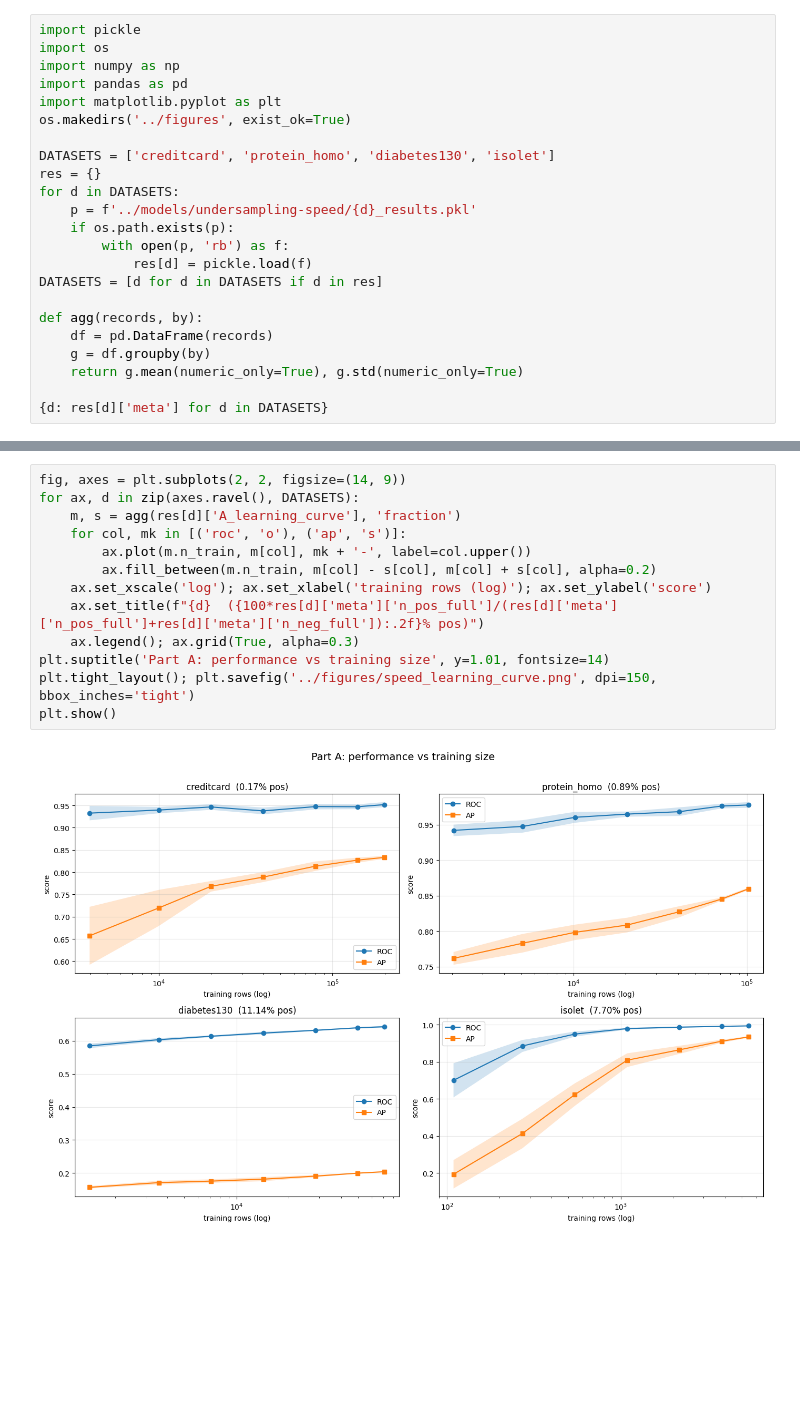
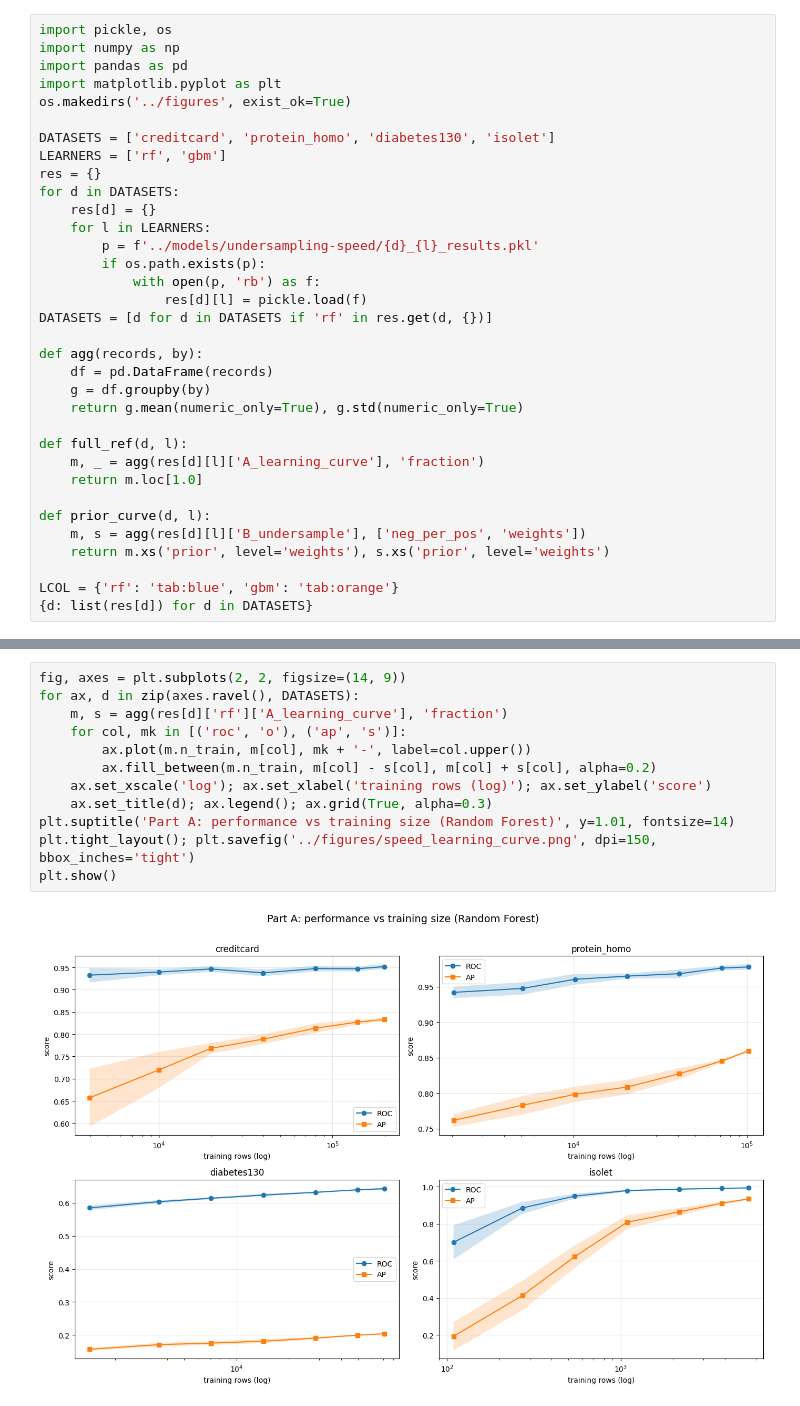
Before and after one commit to solegalli/resampling-experiments, a Jupyter notebook: notebooks/11-undersampling-for-speed.ipynb, the cells around one changed output, grey strips where cells are left out. Saved outputs shown, nothing was run; the diff lists cells and outputs as text; blank space fills up the shorter version.

```diff
--- a/notebooks/11-undersampling-for-speed.ipynb
+++ b/notebooks/11-undersampling-for-speed.ipynb
@@ -9,24 +7,35 @@ A fixed Random Forest is used throughout, so the only thing changing is the trai
 # %%
-import pickle
-import os
+import pickle, os
 import numpy as np
 import pandas as pd
 import matplotlib.pyplot as plt
 os.makedirs('../figures', exist_ok=True)
 
 DATASETS = ['creditcard', 'protein_homo', 'diabetes130', 'isolet']
+LEARNERS = ['rf', 'gbm']
 res = {}
 for d in DATASETS:
-    p = f'../models/undersampling-speed/{d}_results.pkl'
-    if os.path.exists(p):
-        with open(p, 'rb') as f:
-            res[d] = pickle.load(f)
-DATASETS = [d for d in DATASETS if d in res]
+    res[d] = {}
+    for l in LEARNERS:
+        p = f'../models/undersampling-speed/{d}_{l}_results.pkl'
+        if os.path.exists(p):
+            with open(p, 'rb') as f:
+                res[d][l] = pickle.load(f)
+DATASETS = [d for d in DATASETS if 'rf' in res.get(d, {})]
 
 def agg(records, by):
     df = pd.DataFrame(records)
     g = df.groupby(by)
     return g.mean(numeric_only=True), g.std(numeric_only=True)
 
-{d: res[d]['meta'] for d in DATASETS}
+def full_ref(d, l):
+    m, _ = agg(res[d][l]['A_learning_curve'], 'fraction')
+    return m.loc[1.0]
+
+def prior_curve(d, l):
+    m, s = agg(res[d][l]['B_undersample'], ['neg_per_pos', 'weights'])
+    return m.xs('prior', level='weights'), s.xs('prior', level='weights')
+
+LCOL = {'rf': 'tab:blue', 'gbm': 'tab:orange'}
+{d: list(res[d]) for d in DATASETS}
 # %% [output]
@@ -93,15 +91,14 @@ Growing stratified subsamples at the original prior. ROC-AUC flattens early; ave
 # %%
 fig, axes = plt.subplots(2, 2, figsize=(14, 9))
 for ax, d in zip(axes.ravel(), DATASETS):
-    m, s = agg(res[d]['A_learning_curve'], 'fraction')
+    m, s = agg(res[d]['rf']['A_learning_curve'], 'fraction')
     for col, mk in [('roc', 'o'), ('ap', 's')]:
         ax.plot(m.n_train, m[col], mk + '-', label=col.upper())
         ax.fill_between(m.n_train, m[col] - s[col], m[col] + s[col], alpha=0.2)
     ax.set_xscale('log'); ax.set_xlabel('training rows (log)'); ax.set_ylabel('score')
-    ax.set_title(f"{d}  ({100*res[d]['meta']['n_pos_full']/(res[d]['meta']['n_pos_full']+res[d]['meta']['n_neg_full']):.2f}% pos)")
-    ax.legend(); ax.grid(True, alpha=0.3)
-plt.suptitle('Part A: performance vs training size', y=1.01, fontsize=14)
+    ax.set_title(d); ax.legend(); ax.grid(True, alpha=0.3)
+plt.suptitle('Part A: performance vs training size (Random Forest)', y=1.01, fontsize=14)
 plt.tight_layout(); plt.savefig('../figures/speed_learning_curve.png', dpi=150, bbox_inches='tight')
 plt.show()
 # %% [output]
-[figure, old version]
+[figure, new version]
```
Also changed, not shown: parts of 16 cells of this notebook, 1 other file.
